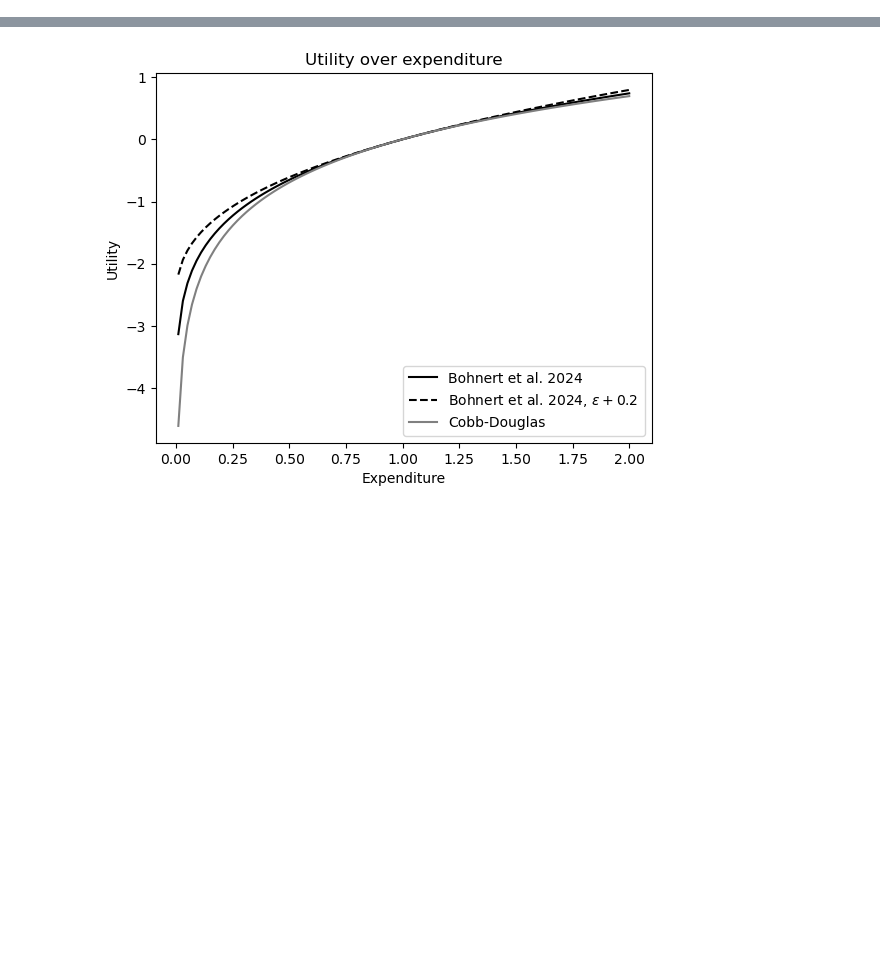
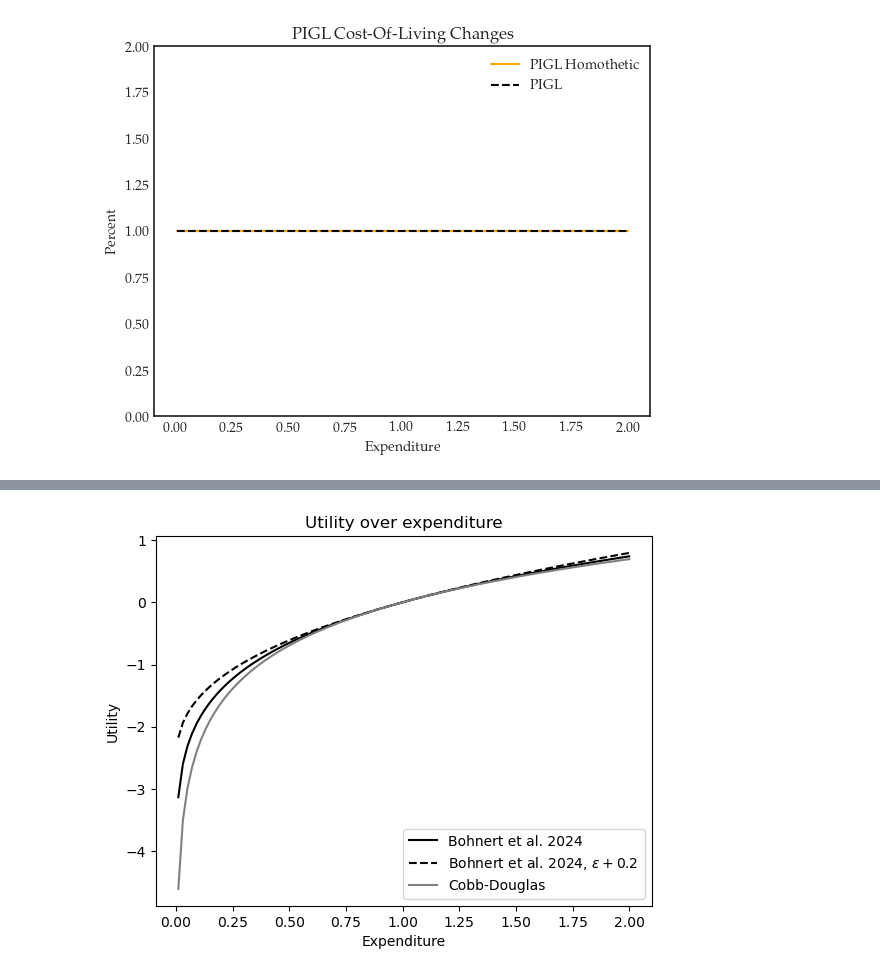
Before and after one commit to funlime/I_HANK_PIGL, a Jupyter notebook: Partial_2802.ipynb, the cells around one changed output, grey strips where cells are left out. Drawn from its saved outputs; the diff is of its cells as text; code cells hidden in the pictures; blank space fills up the shorter version.

```diff
--- a/Partial_2802.ipynb
+++ b/Partial_2802.ipynb
@@ -92,13 +99,28 @@ def mu_e_maual(par,e, PT=1, PNT=1):
 def calc_cost_of_living(par, e, PT=1, PNT=1):
 
     omega_T = exp_shareT(par, e, PT=1, PNT=1)
-    omega_NT = exp_shareNT(par, e, PT=1, PNT=1)
 
     p_tilde = ((1-(par.epsilon*omega_T)/par.gamma)*PNT**par.gamma + ((par.epsilon*omega_T)/par.gamma)*PT**par.gamma)**(1/par.gamma)
-
     p_index = p_tilde**(par.gamma/par.epsilon)*PNT**(1-(par.gamma/par.epsilon))
 
+
     return p_index
+
+def calc_cost_of_living_new_eq(par, e, PT=1, PNT=1):
+
+    omega_T = exp_shareT(par, e, PT=1, PNT=1)
+
+    # If epsilon = 0
+    if par.epsilon == 0:
+                # Limiting case as epsilon -> 0, with P_T,s = P_NT,s = 1
+        rel_ratio = (PT / PNT) ** par.gamma
+        exponent = omega_T * rel_ratio * (1 / par.gamma) * (rel_ratio - 1)
+        p_index = PNT * np.exp(exponent)
+    else:
+        p_index = PNT *(1+omega_T*(par.epsilon/par.gamma)*((PT/PNT)**par.gamma-1))**(1/par.epsilon)
+
+    return p_index
+
 
 def calc_cost_of_living_diff(par, e, PT=1, PNT=1):
 
@@ -121,3 +143,19 @@ def calc_NCES_alt(par, e, PT=1, PNT=1):
     elasticity = 1 - par.gamma - (omega_T /omega_NT ) * (par.gamma - par.epsilon)
 
     return elasticity
+# %%
+# Plotting IPP
+#par_bohnert_epsilon_high.epsilon = par_bohnert.epsilon + 0.2
+fig, ax = plt.subplots()#figsize=(12, 8))
+ax.plot(e_list, calc_cost_of_living_new_eq(par_hom_close, e_list, PT = 1.0), label='PIGL Homothetic', c='orange')
+ax.plot(e_list, calc_cost_of_living_new_eq(par_hom, e_list, PT = 1.0), label='PIGL', c='k', linestyle='--')
+
+# ax.plot(e_list, calc_cost_of_living_diff(par_hom_close, e_list, PT = 1.2), label='Cobb-Douglas', c='grey', linestyle='-')
+ax.set_xlabel('Expenditure')
+ax.set_title('PIGL Cost-Of-Living Changes')
+ax.set_ylabel('Percent')
+ax.set_ylim(0,2)
+ax.legend()
+if new_fig: plt.savefig('Figures/cost_of_living.png', dpi=300, bbox_inches='tight')
+# %% [output]
+[figure, added]
```
Also changed, not shown: parts of 4 cells of this notebook, 43 other files.
